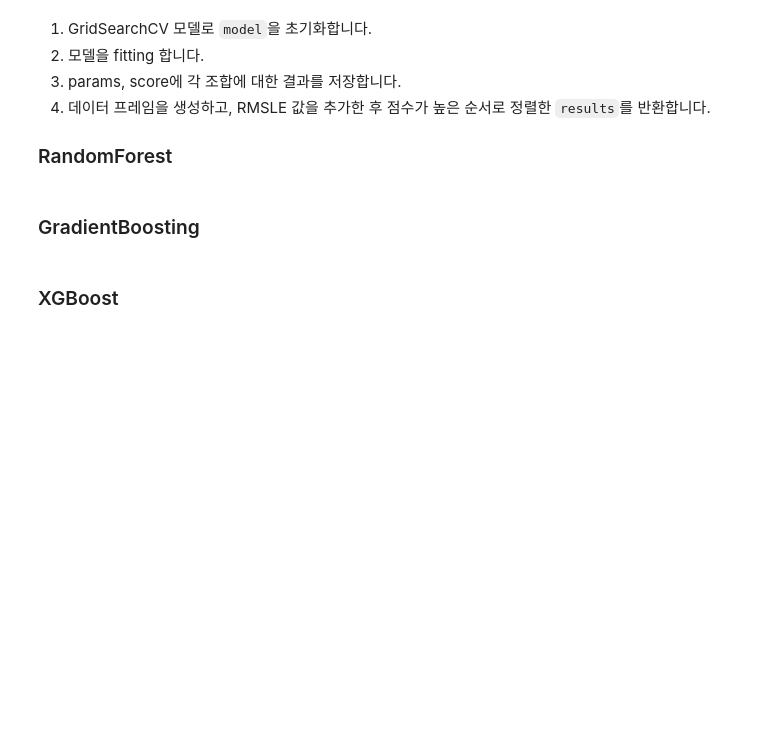
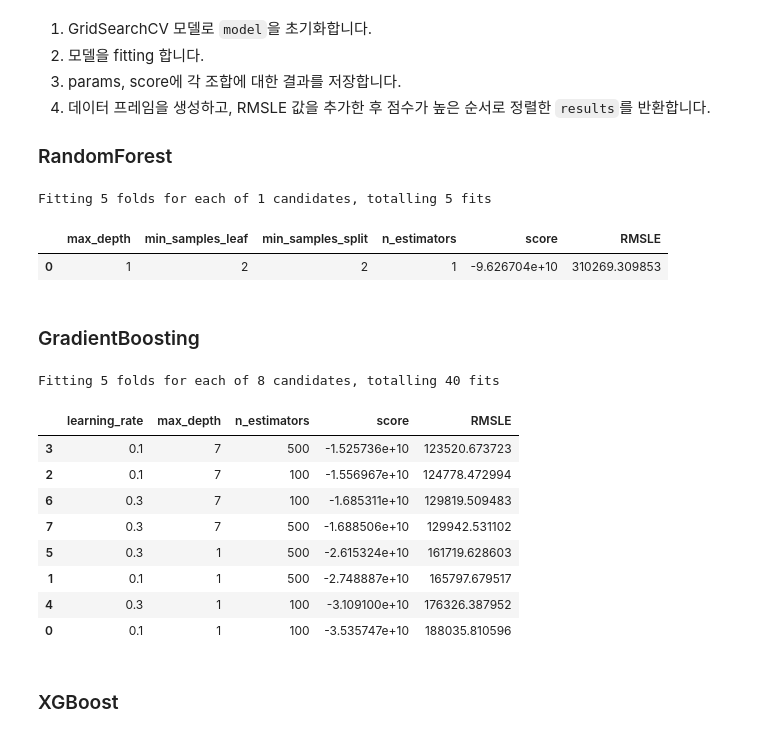
Before and after one commit to nidolight/Aiffel_Exploration, a Jupyter notebook: [E-05]House-Price-Prediction/[E-05]House-Price-Prediction.ipynb, the cells around one changed output. Cells and saved outputs as stored; diff of their text form; code cells hidden in the pictures; blank space fills up the shorter version.

```diff
--- a/[E-05]House-Price-Prediction/[E-05]House-Price-Prediction.ipynb
+++ b/[E-05]House-Price-Prediction/[E-05]House-Price-Prediction.ipynb
@@ -229,13 +233,17 @@ def my_GridSearch(model, train, y, param_grid, verbose=0):
 
 ### RandomForest
 # %%
-rdforest_grid = {
-    'max_depth': [10],
-    'n_estimators': [600],
+rdforest_grid = { #학습시간이 너무 오래 걸려 임의의 값을 넣었습니다.
+    'max_depth': [1],
+    'n_estimators': [1],
     'min_samples_leaf': [2],
     'min_samples_split': [2]
 }
 
 result = my_GridSearch(rdforest, x.values, y, rdforest_grid)
 result.head()
+# %% [output]
+Fitting 5 folds for each of 1 candidates, totalling 5 fits
+|  | max_depth | min_samples_leaf | min_samples_split | n_estimators | score | RMSLE |
+| 0 | 1 | 2 | 2 | 1 | -9.626704e+10 | 310269.309853 |
 # %%
@@ -246,13 +255,24 @@ rdforest = RandomForestRegressor(max_depth=10,min_samples_leaf=2,min_samples_spl
 ### GradientBoosting
 # %%
 gboost_grid = {
-    'max_depth' : [7],
-    'n_estimators': [500],
-    'learning_rate':[0.1]
+    'max_depth' : [1,7],
+    'n_estimators': [100,500],
+    'learning_rate':[0.1,0.3]
 }
 
 result = my_GridSearch(gboost, x.values, y, gboost_grid)
 result
+# %% [output]
+Fitting 5 folds for each of 8 candidates, totalling 40 fits
+|  | learning_rate | max_depth | n_estimators | score | RMSLE |
+| 3 | 0.1 | 7 | 500 | -1.525736e+10 | 123520.673723 |
+| 2 | 0.1 | 7 | 100 | -1.556967e+10 | 124778.472994 |
+| 6 | 0.3 | 7 | 100 | -1.685311e+10 | 129819.509483 |
+| 7 | 0.3 | 7 | 500 | -1.688506e+10 | 129942.531102 |
+| 5 | 0.3 | 1 | 500 | -2.615324e+10 | 161719.628603 |
+| 1 | 0.1 | 1 | 500 | -2.748887e+10 | 165797.679517 |
+| 4 | 0.3 | 1 | 100 | -3.109100e+10 | 176326.387952 |
+| 0 | 0.1 | 1 | 100 | -3.535747e+10 | 188035.810596 |
 # %%
 gboost = GradientBoostingRegressor(learning_rate=0.1,max_depth=7,
                                    n_estimators=500, random_state=random_state)
```
Also changed, not shown: parts of 18 cells of this notebook.
